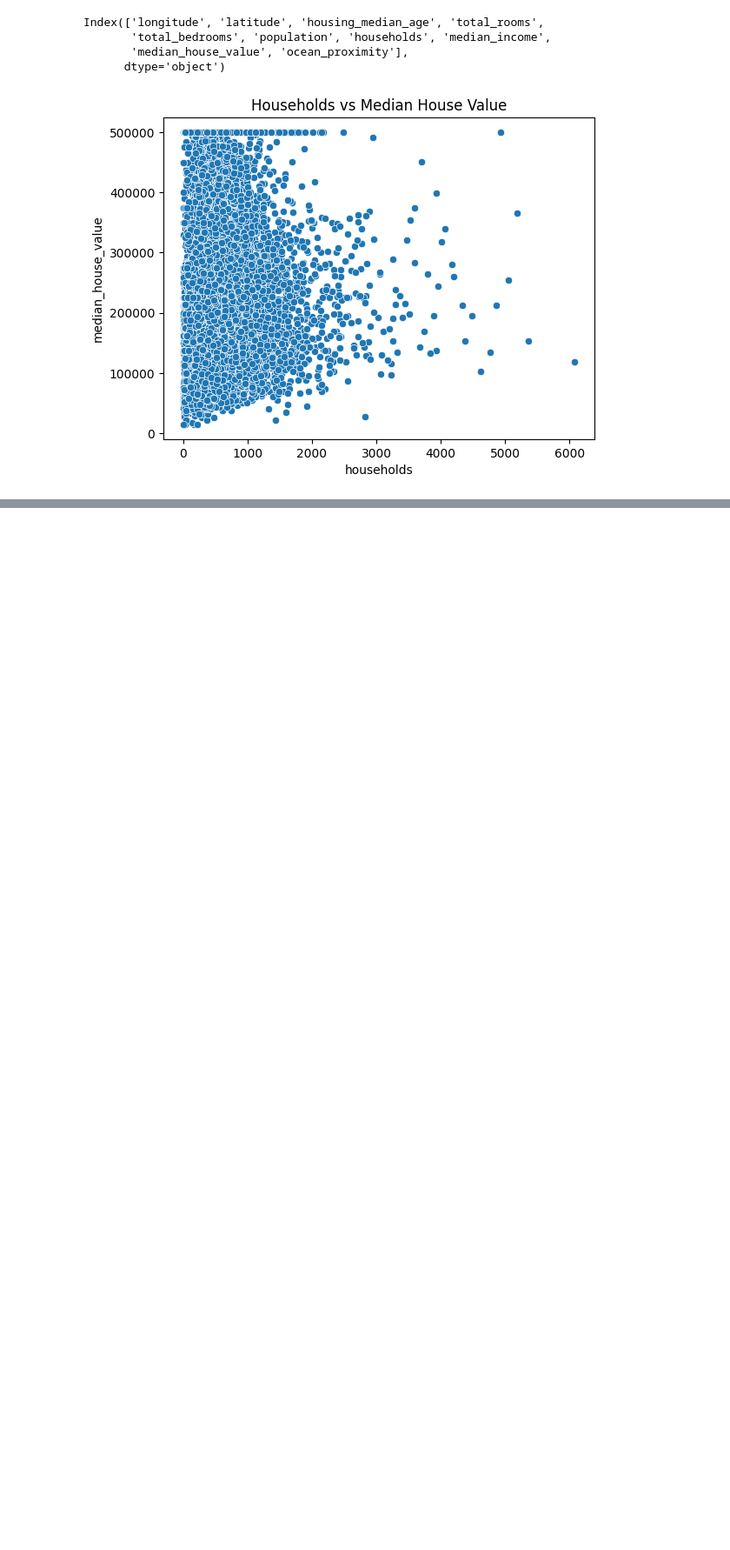
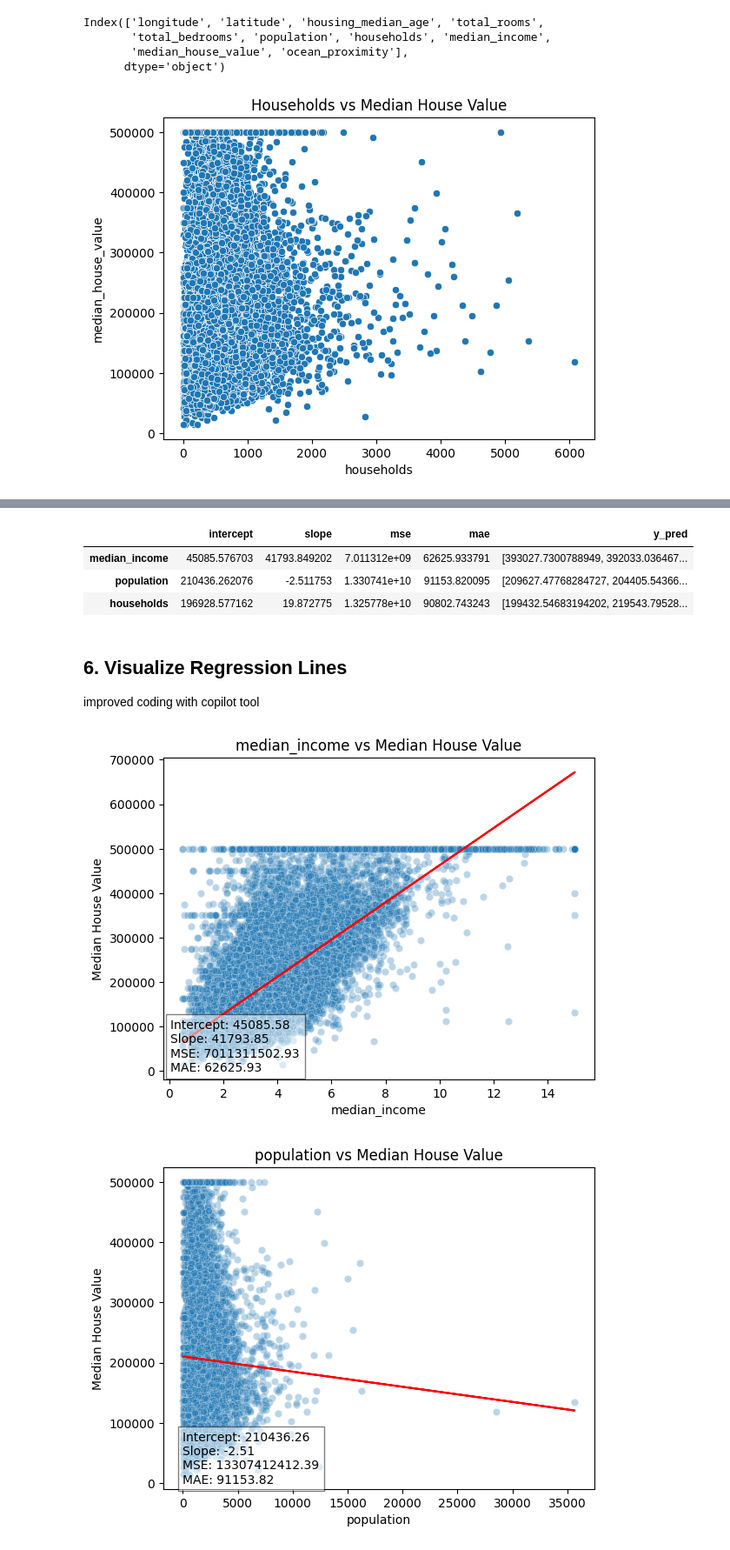
Before and after one commit to preetpalai/ProblemLab1_CSCN8010, a Jupyter notebook: Untitled-1.ipynb, the cells around one changed output, grey strips where cells are left out. Shown: that part at 87% size. Saved outputs shown, nothing was run; the diff lists cells and outputs as text; code cells hidden in the pictures; blank space fills up the shorter version.

```diff
--- a/Untitled-1.ipynb
+++ b/Untitled-1.ipynb
@@ -69,0 +123,51 @@ plt.show()
+# %%
+
+def train_and_evaluate(feature):
+    X = df[[feature]]
+    y = df['median_house_value']
+    model = LinearRegression()
+    model.fit(X, y)
+    y_pred = model.predict(X)
+    mse = mean_squared_error(y, y_pred)
+    mae = mean_absolute_error(y, y_pred)
+    return model.intercept_, model.coef_[0], mse, mae, y_pred
+
+results = {}
+for feature in ['median_income', 'population', 'households']:
+    intercept, slope, mse, mae, y_pred = train_and_evaluate(feature)
+    results[feature] = {
+        'intercept': intercept,
+        'slope': slope,
+        'mse': mse,
+        'mae': mae,
+        'y_pred': y_pred
+    }
+
+pd.DataFrame.from_dict(results, orient='index')
+# %% [output]
+|  | intercept | slope | mse | mae | y_pred |
+| median_income | 45085.576703 | 41793.849202 | 7.011312e+09 | 62625.933791 | [393027.7300788949, 392033.036467... |
+| population | 210436.262076 | -2.511753 | 1.330741e+10 | 91153.820095 | [209627.47768284727, 204405.54366... |
+| households | 196928.577162 | 19.872775 | 1.325778e+10 | 90802.743243 | [199432.54683194202, 219543.79528... |
+# %% [markdown]
+## 6. Visualize Regression Lines
+
+improved coding with copilot tool
+# %%
+for feature in ['median_income', 'population', 'households']:
+    plt.figure()
+    sns.scatterplot(x=df[feature], y=df['median_house_value'], alpha=0.3)
+    plt.plot(df[feature], results[feature]['y_pred'], color='red')
+    plt.title(f'{feature} vs Median House Value')
+    plt.xlabel(feature)
+    plt.ylabel('Median House Value')
+    plt.text(0.05, 4.5,
+             f"Intercept: {results[feature]['intercept']:.2f}\n"
+             f"Slope: {results[feature]['slope']:.2f}\n"
+             f"MSE: {results[feature]['mse']:.2f}\n"
+             f"MAE: {results[feature]['mae']:.2f}",
+             bbox=dict(facecolor='white', alpha=0.5))
+    plt.show()
+# %% [output]
+[figure, added]
+[figure, added]
```
Also changed, not shown: parts of 7 cells of this notebook, 1 other file.
